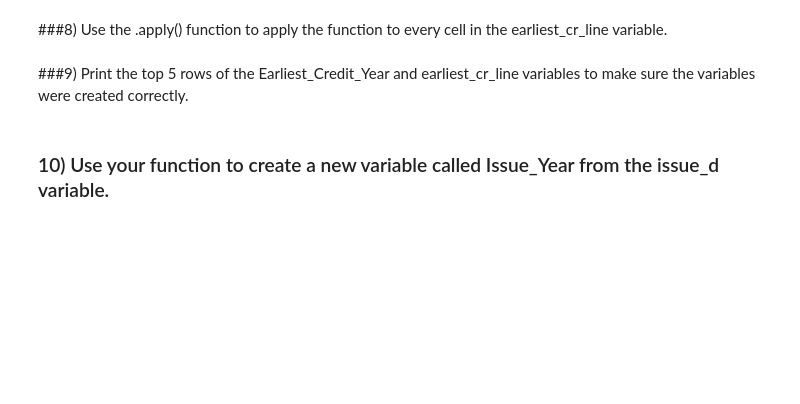
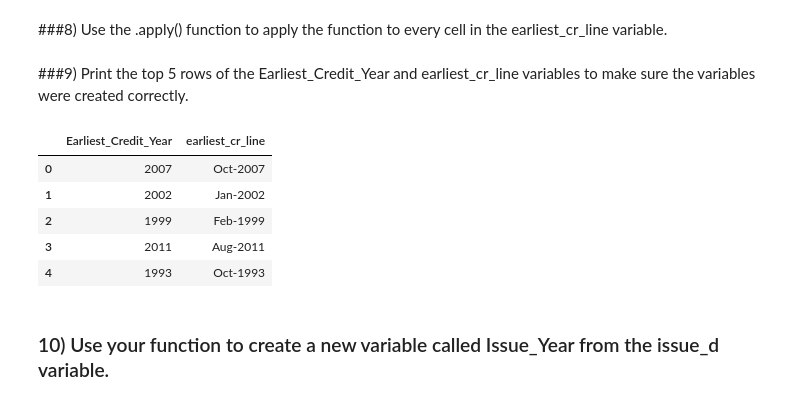
Before and after one commit to doffing81/DS-Unit-1-Sprint-1-Data-Wrangling-and-Storytelling, a Jupyter notebook: module2-make-features/LS_DS_112_Make_Features_Assignment.ipynb, the cells around one changed output. Drawn from its saved outputs; the diff is of its cells as text; code cells hidden in the pictures; blank space fills up the shorter version.

```diff
--- a/module2-make-features/LS_DS_112_Make_Features_Assignment.ipynb
+++ b/module2-make-features/LS_DS_112_Make_Features_Assignment.ipynb
@@ -160,0 +159,4 @@ Hint: Name the results of the .split('-') function "fields".  fields[0] will ret
+# %%
+credit = 'Jun-1979'
+fields = credit.split('-')
+print(fields[1])
@@ -166,0 +169,7 @@ Run your function using the simple test case in 6).
+# %%
+def credit_yr(string):
+  fields = string.split('-')
+  year = fields[1]
+  return year
+
+print(credit_yr(credit))
@@ -171,2 +180,4 @@ Run your function using the simple test case in 6).
+# %%
+df['Earliest_Credit_Year'] = df['earliest_cr_line'].apply(credit_yr)
 # %% [markdown]
 ###9) Print the top 5 rows of the Earliest_Credit_Year and earliest_cr_line variables to make sure the variables were created correctly.
@@ -175,2 +184,11 @@ Run your function using the simple test case in 6).
+# %%
+df[['Earliest_Credit_Year', 'earliest_cr_line']].head()
+# %% [output]
+|  | Earliest_Credit_Year | earliest_cr_line |
+| 0 | 2007 | Oct-2007 |
+| 1 | 2002 | Jan-2002 |
+| 2 | 1999 | Feb-1999 |
+| 3 | 2011 | Aug-2011 |
+| 4 | 1993 | Oct-1993 |
 # %% [markdown]
 ### 10) Use your function to create a new variable called Issue_Year from the issue_d variable.
```
Also changed, not shown: parts of 12 cells of this notebook.
